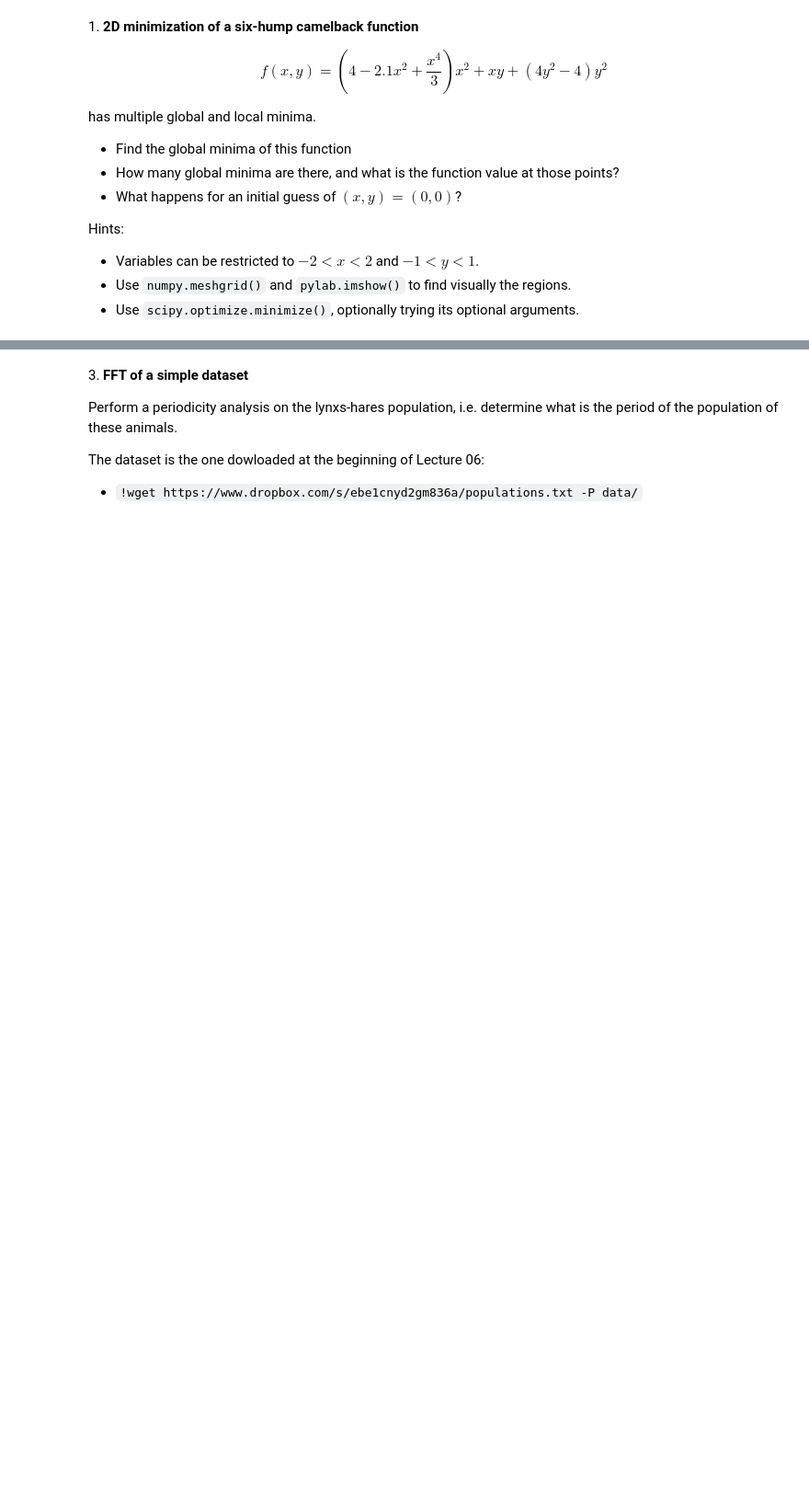
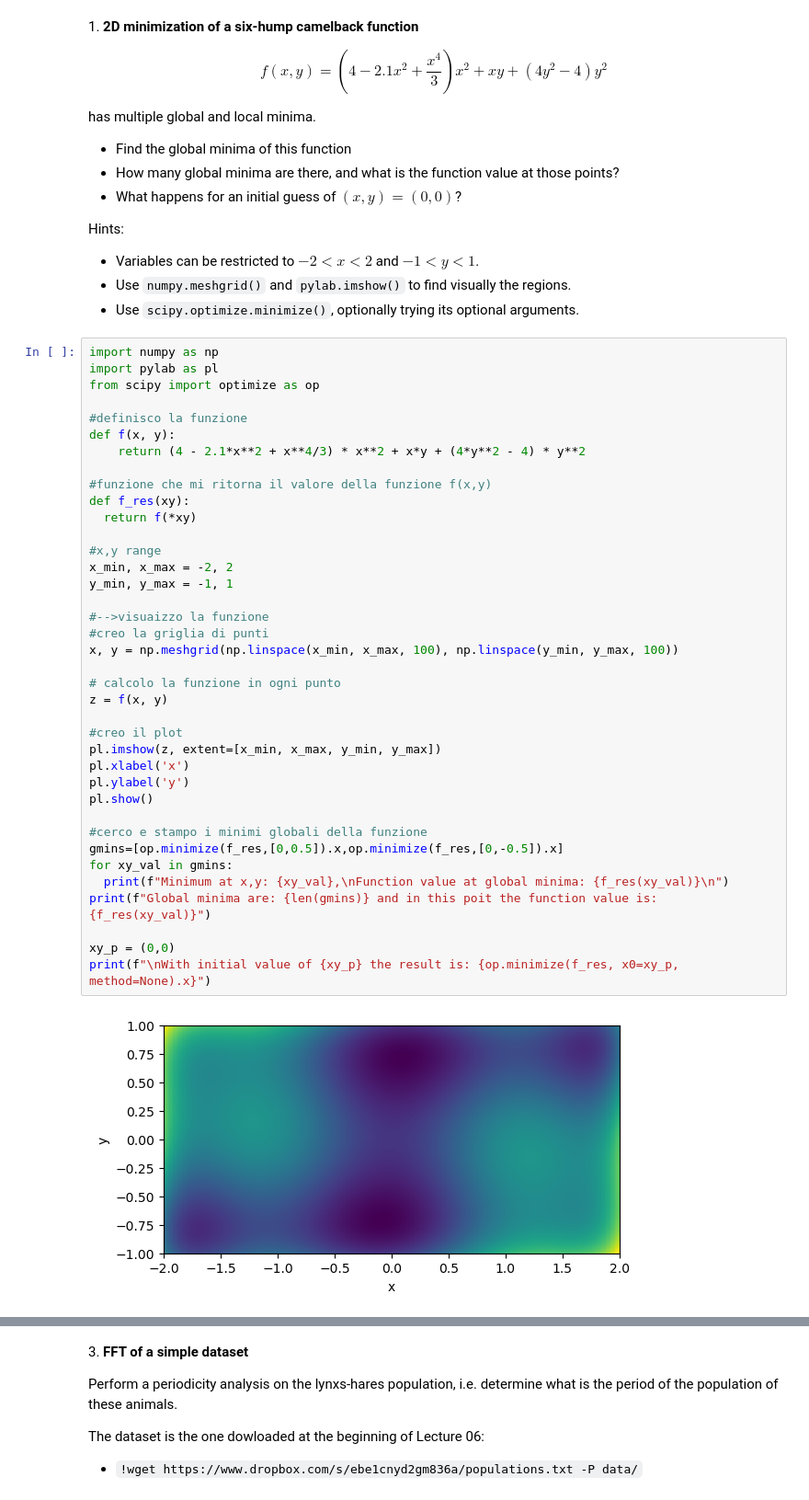
Before and after one commit to RiccardoMosele/ScientificComputingWithPython2022, a Jupyter notebook: 09ex_numerical.ipynb, the cells around one changed output, grey strips where cells are left out. Shown at 92% size. Drawn from its saved outputs; the diff is of its cells as text; blank space fills up the shorter version.

```diff
--- a/09ex_numerical.ipynb
+++ b/09ex_numerical.ipynb
@@ -14,3 +14,43 @@ Hints:
 * Variables can be restricted to $-2 < x < 2$ and $-1 < y < 1$.
 * Use `numpy.meshgrid()` and `pylab.imshow()` to find visually the regions.
 * Use `scipy.optimize.minimize()`, optionally trying its optional arguments.
+# %%
+import numpy as np
+import pylab as pl
+from scipy import optimize as op
+
+#definisco la funzione
+def f(x, y):
+    return (4 - 2.1*x**2 + x**4/3) * x**2 + x*y + (4*y**2 - 4) * y**2
+
+#funzione che mi ritorna il valore della funzione f(x,y)
+def f_res(xy):
+  return f(*xy)
+
+#x,y range
+x_min, x_max = -2, 2
+y_min, y_max = -1, 1
+
+#-->visuaizzo la funzione
+#creo la griglia di punti
+x, y = np.meshgrid(np.linspace(x_min, x_max, 100), np.linspace(y_min, y_max, 100))
+
+# calcolo la funzione in ogni punto
+z = f(x, y)
+
+#creo il plot
+pl.imshow(z, extent=[x_min, x_max, y_min, y_max])
+pl.xlabel('x')
+pl.ylabel('y')
+pl.show()
+
+#cerco e stampo i minimi globali della funzione
+gmins=[op.minimize(f_res,[0,0.5]).x,op.minimize(f_res,[0,-0.5]).x]
+for xy_val in gmins:
+  print(f"Minimum at x,y: {xy_val},\nFunction value at global minima: {f_res(xy_val)}\n")
+print(f"Global minima are: {len(gmins)} and in this poit the function value is: {f_res(xy_val)}")
+
+xy_p = (0,0)
+print(f"\nWith initial value of {xy_p} the result is: {op.minimize(f_res, x0=xy_p, method=None).x}")
+# %% [output]
+[figure, added]
```
Also changed, not shown: parts of 3 cells of this notebook, 1 other file.
